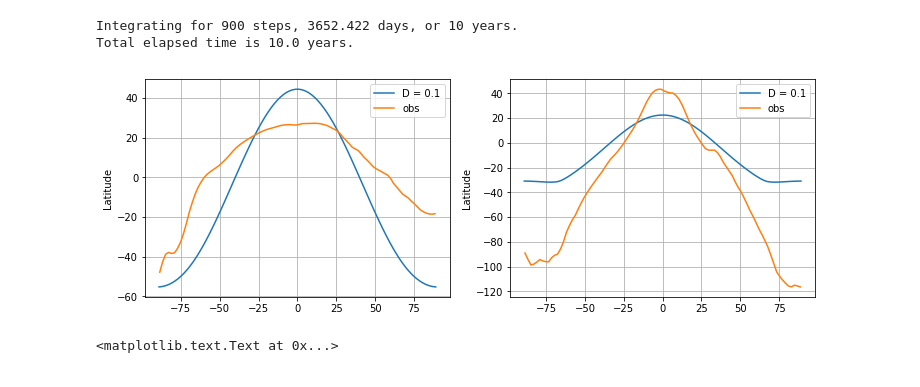
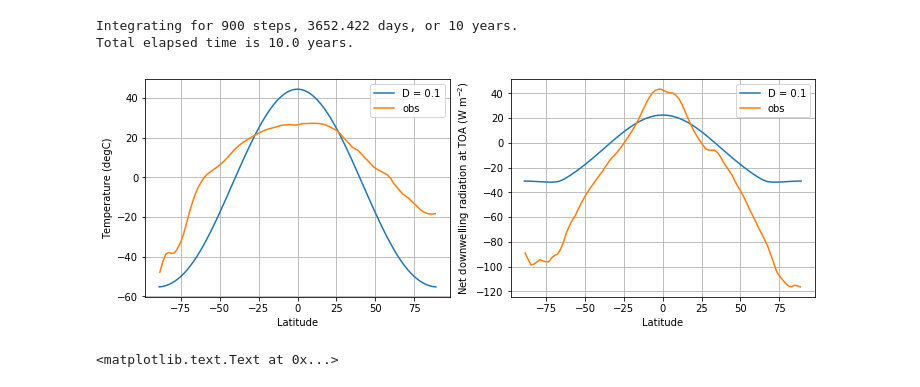
Before and after one commit to brian-rose/ClimateModeling_courseware, a Jupyter notebook: Lectures/Lecture14 -- Diffusive energy balance model.ipynb, the cells around one changed output. Saved outputs shown, nothing was run; the diff lists cells and outputs as text; code cells hidden in the pictures.

```diff
--- a/Lectures/Lecture14 -- Diffusive energy balance model.ipynb
+++ b/Lectures/Lecture14 -- Diffusive energy balance model.ipynb
@@ -598,18 +594,18 @@ Total elapsed time is 10.0 years.
 # %%
 fig, axes = plt.subplots(1,2, figsize=(12,4))
 ax = axes[0]
 ax.plot(model.lat, model.Ts, label=('D = %0.1f' %D))
 ax.plot(lat_ncep, Ts_ncep_annual, label='obs')
 ax.set_ylabel('Temperature (degC)')
 ax = axes[1]
 energy_in = np.squeeze(model.ASR - model.OLR)
 ax.plot(model.lat, energy_in, label=('D = %0.1f' %D))
 ax.plot(lat_ncep, ASR_ncep_annual - OLR_ncep_annual, label='obs')
 ax.set_ylabel('Net downwelling radiation at TOA (W m$^{-2}$)')
 for ax in axes:
-    ax.set_ylabel('Latitude'); ax.legend(); ax.grid()
+    ax.set_xlabel('Latitude'); ax.legend(); ax.grid()
 # %% [output]
-[figure, old version]
+[figure, new version]
 # %%
 def inferred_heat_transport( energy_in, lat_deg ):
     '''Returns the inferred heat transport (in PW) by integrating the net energy imbalance from pole to pole.'''
```
Also changed, not shown: parts of 5 cells of this notebook.
